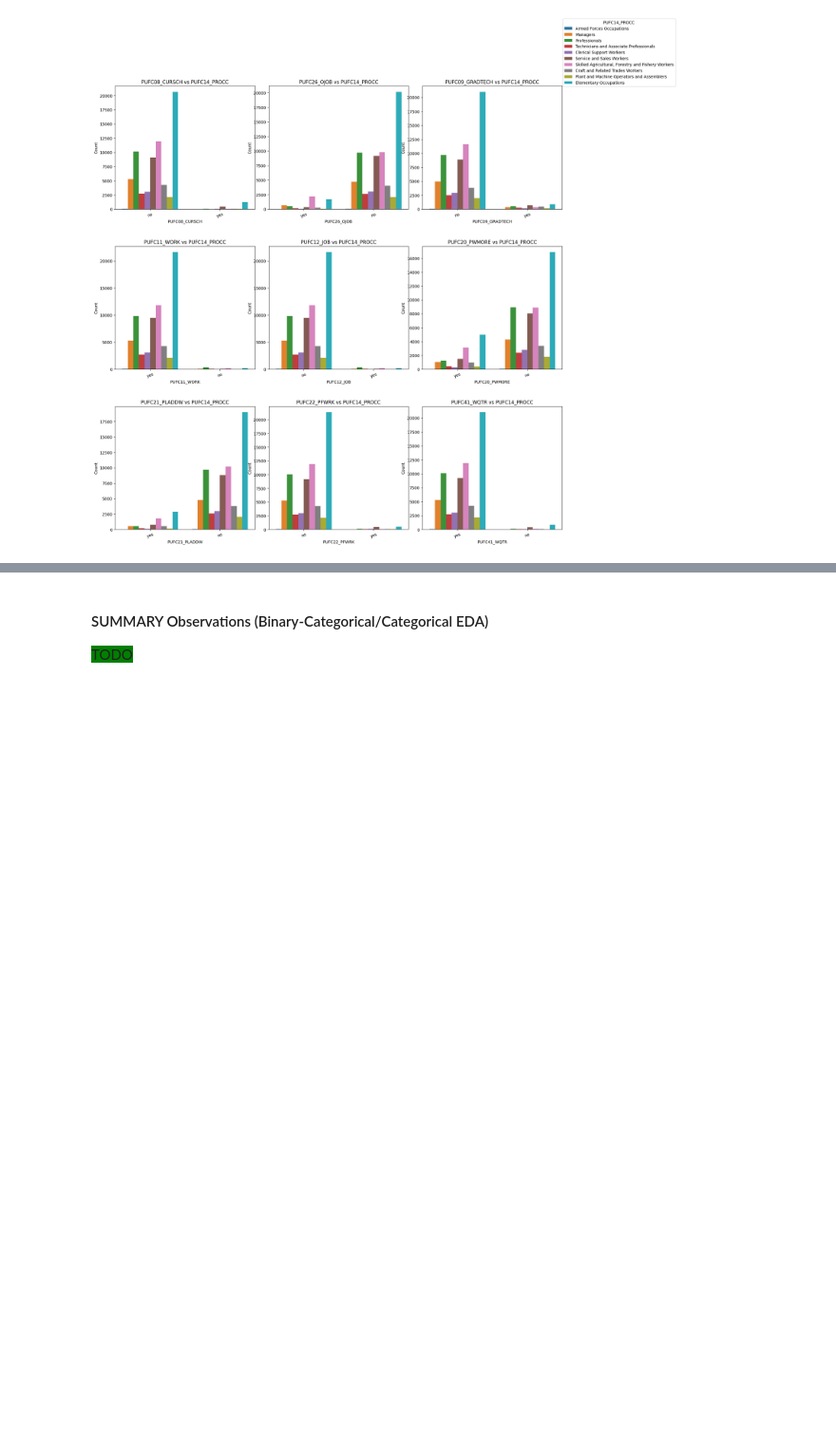
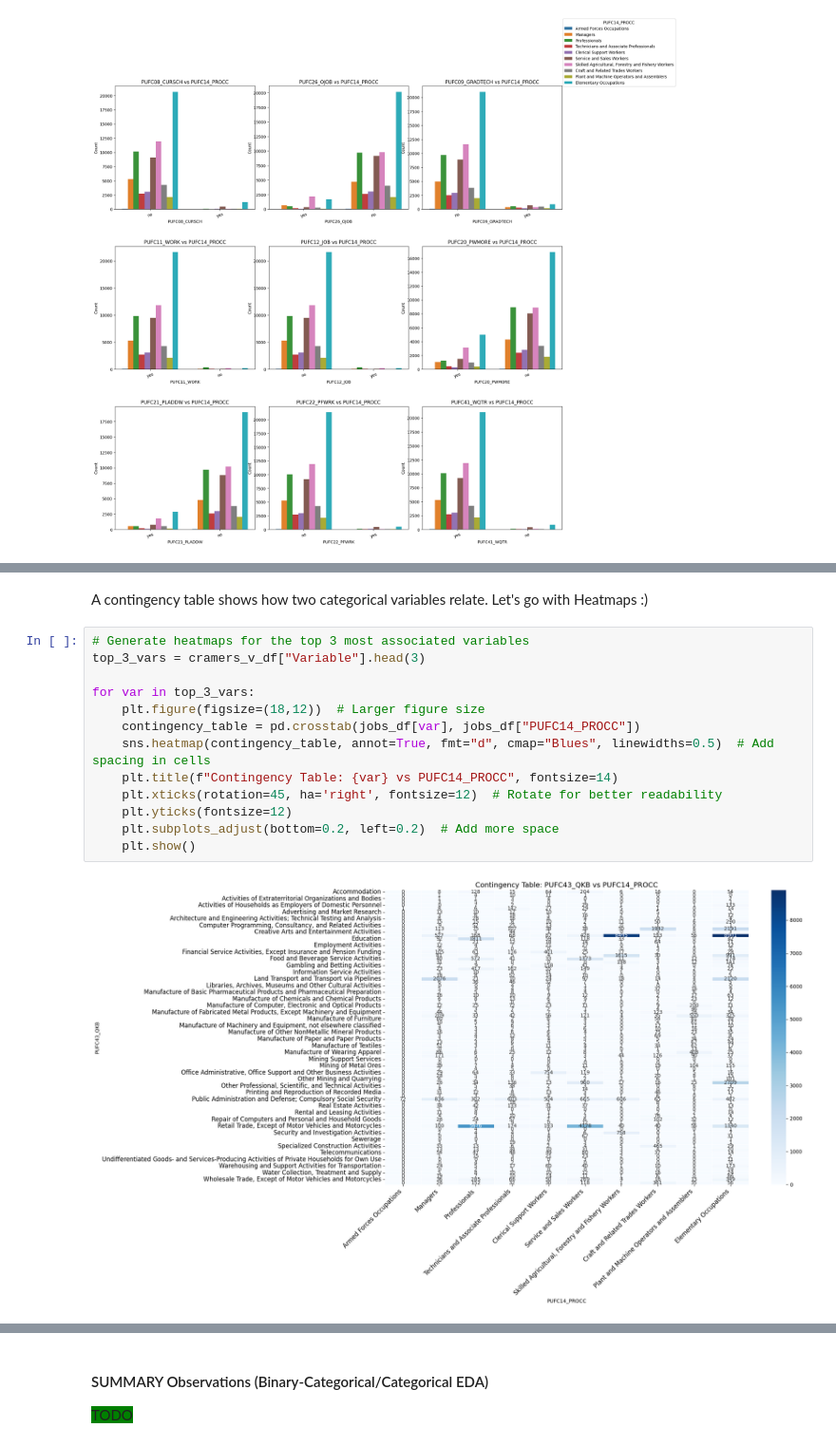
Before and after one commit to clavzno/STINTSY, a Jupyter notebook: Notebook.ipynb, the cells around one changed output, grey strips where cells are left out. Shown at 95% size. Cells and saved outputs as stored; diff of their text form; blank space fills up the shorter version.

```diff
--- a/Notebook.ipynb
+++ b/Notebook.ipynb
@@ -2478,0 +2615,17 @@ We can examine Cramer’s V Tto measure the strength of the relationship. Cramer
+# %% [markdown]
+A contingency table shows how two categorical variables relate. Let's go with Heatmaps :)
+# %%
+# Generate heatmaps for the top 3 most associated variables
+top_3_vars = cramers_v_df["Variable"].head(3)
+
+for var in top_3_vars:
+    plt.figure(figsize=(18,12))  # Larger figure size
+    contingency_table = pd.crosstab(jobs_df[var], jobs_df["PUFC14_PROCC"])
+    sns.heatmap(contingency_table, annot=True, fmt="d", cmap="Blues", linewidths=0.5)  # Add spacing in cells
+    plt.title(f"Contingency Table: {var} vs PUFC14_PROCC", fontsize=14)
+    plt.xticks(rotation=45, ha='right', fontsize=12)  # Rotate for better readability
+    plt.yticks(fontsize=12)
+    plt.subplots_adjust(bottom=0.2, left=0.2)  # Add more space
+    plt.show()
+# %% [output]
+[figure, added]
```
Also changed, not shown: parts of 43 cells of this notebook.
